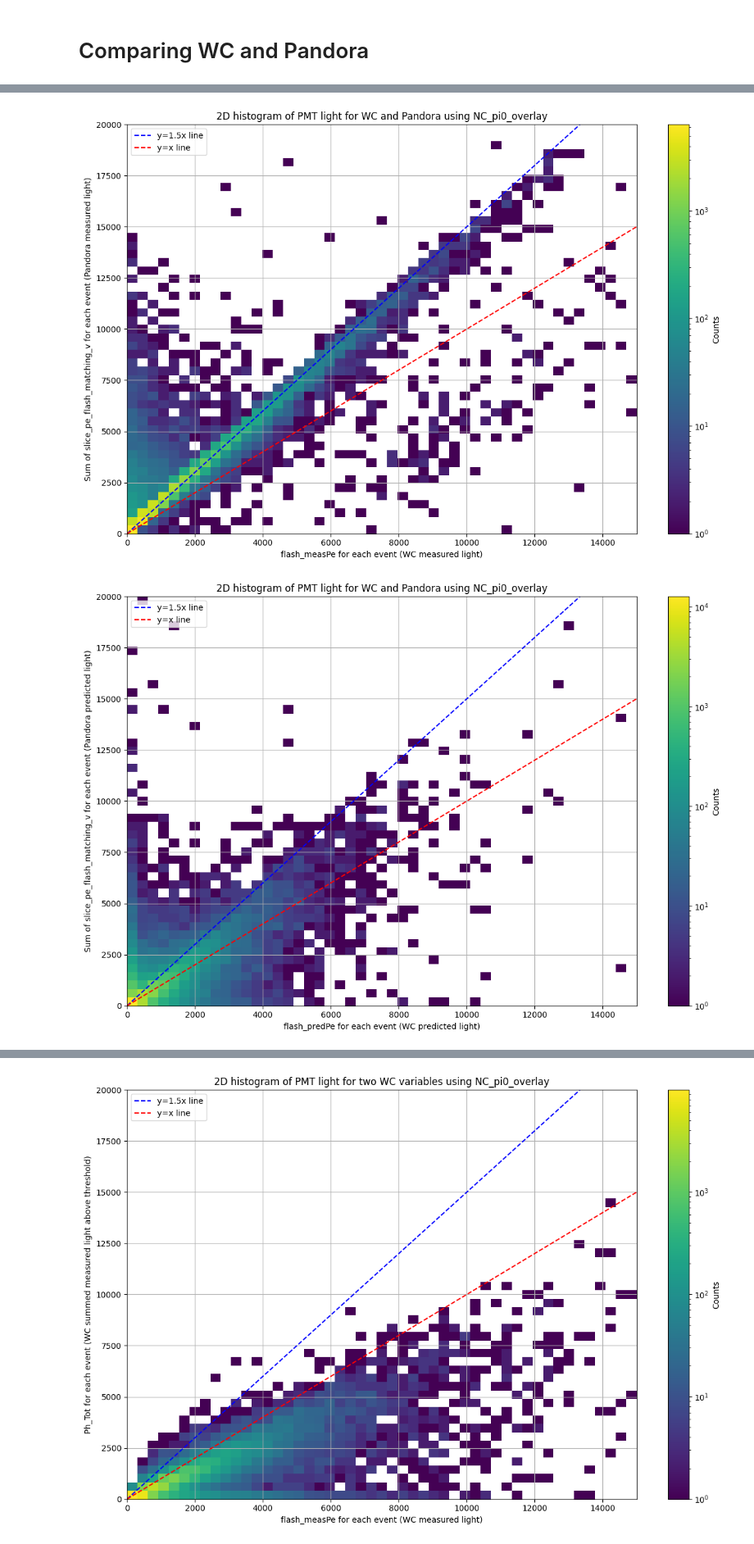
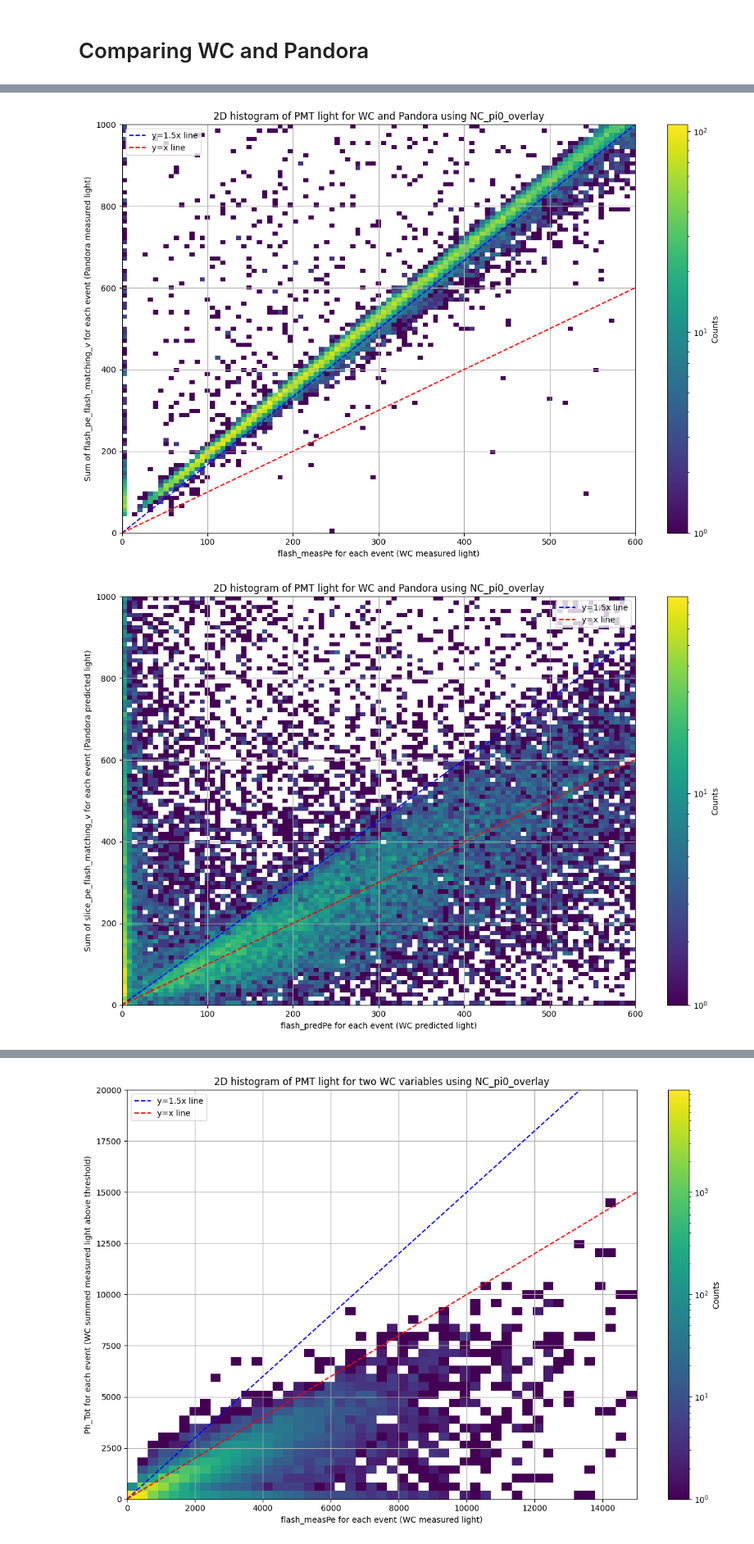
Before and after one commit to kpulido444/REU_uboone_photon_rejection, a Jupyter notebook: pmt_exploration_unified_files.ipynb, the cells around one changed output, grey strips where cells are left out. Shown at 82% size. Cells and saved outputs as stored; diff of their text form; code cells hidden in the pictures.

```diff
--- a/pmt_exploration_unified_files.ipynb
+++ b/pmt_exploration_unified_files.ipynb
@@ -1174,10 +1172,10 @@ true_position_dic = {
 ## Unify dfs
 # %%
 all_df = pd.concat([pi0_df, dirt_df, nu_df], axis=0, ignore_index=True)
-all_pi0_df = pd.concat([pi0_pi0_df, dirt_pi0_df, nu_pi0_df], axis=0, ignore_index=True)
+#all_pi0_df = pd.concat([pi0_pi0_df, dirt_pi0_df, nu_pi0_df], axis=0, ignore_index=True)
 
-signal_df = pd.concat([pi0_signal, nu_signal], axis=0, ignore_index=True)
-background_df = pd.concat([pi0_background, nu_background], axis=0, ignore_index=True)
+#signal_df = pd.concat([pi0_signal, nu_signal], axis=0, ignore_index=True)
+#background_df = pd.concat([pi0_background, nu_background], axis=0, ignore_index=True)
 # %%
 missed_shw_events
 # %% [markdown]
@@ -1599,21 +1598,21 @@ plt.show()
 
 #good_df = dirt_df.query('kine_reco_Enu > 0')
 
-high_pe_df = pi0_df.query('')
+#high_pe_df = pi0_df.query('')
 
 
-x_bins = np.linspace(0, 15000, 50)
-y_bins = np.linspace(0, 20000, 50)
+x_bins = np.linspace(0, 600, 100)
+y_bins = np.linspace(0, 1000, 100)
 
 plt.figure(figsize=(12, 8))
 plt.hist2d(pi0_df['meas_total_wc'], pi0_df['meas_total_pandora'], bins=[x_bins , y_bins], cmap='viridis', norm=colors.LogNorm())
 plt.colorbar(label='Counts')
 #plt.scatter(pi0_df['meas_total_wc'], pi0_df['meas_total_pandora'], alpha=0.5, s=10, label='measured light', c='blue')
-plt.plot([0, 20000], [0, 30000], color='blue', linestyle='--', label='y=1.5x line')
+plt.plot([0, 20000], [0, 33333], color='blue', linestyle='--', label='y=1.5x line')
 plt.plot([0, 30000], [0, 30000], color='red', linestyle='--', label='y=x line')
 
 plt.xlabel('flash_measPe for each event (WC measured light)')
-plt.ylabel('Sum of slice_pe_flash_matching_v for each event (Pandora measured light)')
+plt.ylabel('Sum of flash_pe_flash_matching_v for each event (Pandora measured light)')
 plt.title("2D histogram of PMT light for WC and Pandora using NC_pi0_overlay") # generally signal should be higher
 plt.legend()
 plt.grid(True)
@@ -1625,8 +1624,8 @@ plt.figure(figsize=(12, 8))
 plt.hist2d(pi0_df['pred_total_wc'], pi0_df['pred_total_pandora'], bins=[x_bins , y_bins], cmap='viridis', norm=colors.LogNorm())
 plt.colorbar(label='Counts')
 #plt.scatter(pi0_df['meas_total_wc'], pi0_df['meas_total_pandora'], alpha=0.5, s=10, label='measured light', c='blue')
-plt.plot([0, 20000], [0, 30000], color='blue', linestyle='--', label='y=1.5x line')
-plt.plot([0, 30000], [0, 30000], color='red', linestyle='--', label='y=x line')
+plt.plot([0, 10000], [0, 15000], color='blue', linestyle='--', label='y=1.5x line')
+plt.plot([0, 10000], [0, 10000], color='red', linestyle='--', label='y=x line')
 
 plt.xlabel('flash_predPe for each event (WC predicted light)')
 plt.ylabel('Sum of slice_pe_flash_matching_v for each event (Pandora predicted light)')
@@ -1671,2 +1670,2 @@ plt.show()
-[figure, old version]
+[figure, new version]
-[figure, old version]
+[figure, new version]
```
Also changed, not shown: parts of 4 cells of this notebook, 3 other files.
